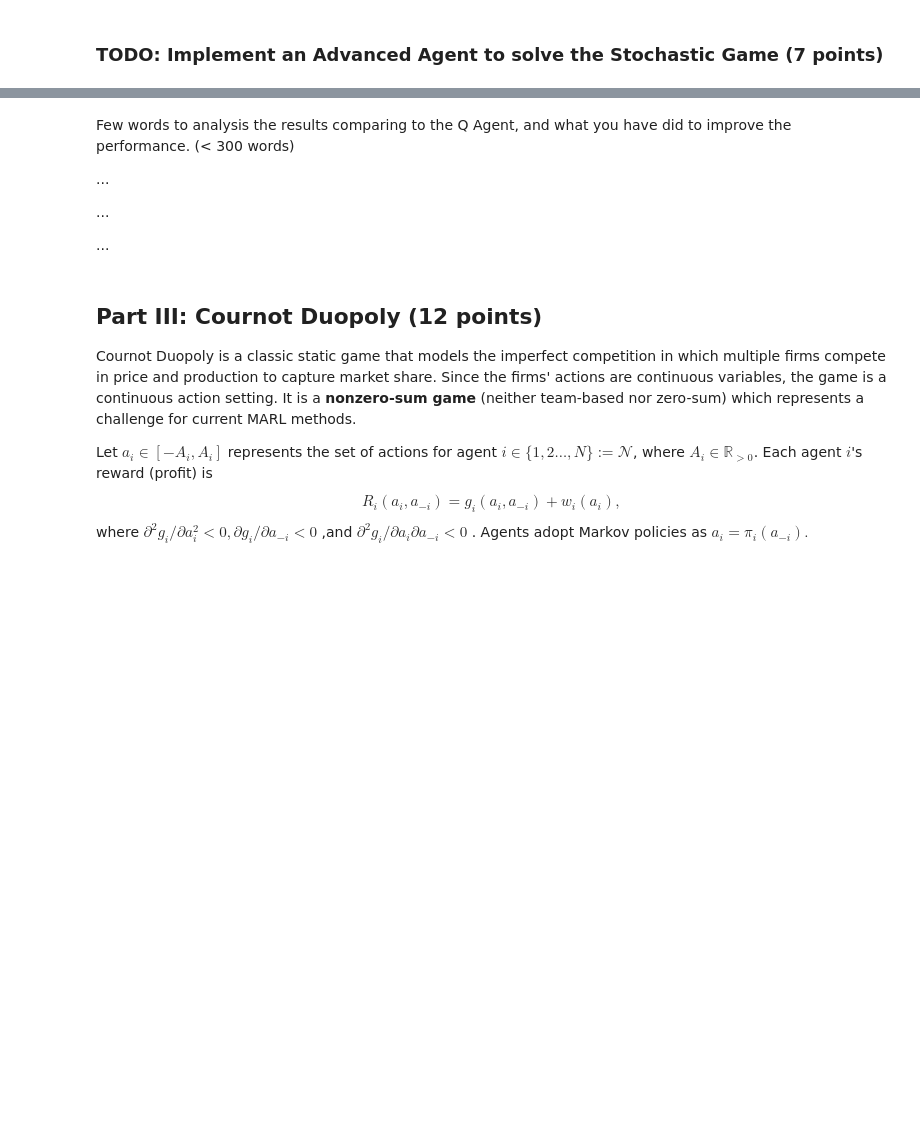
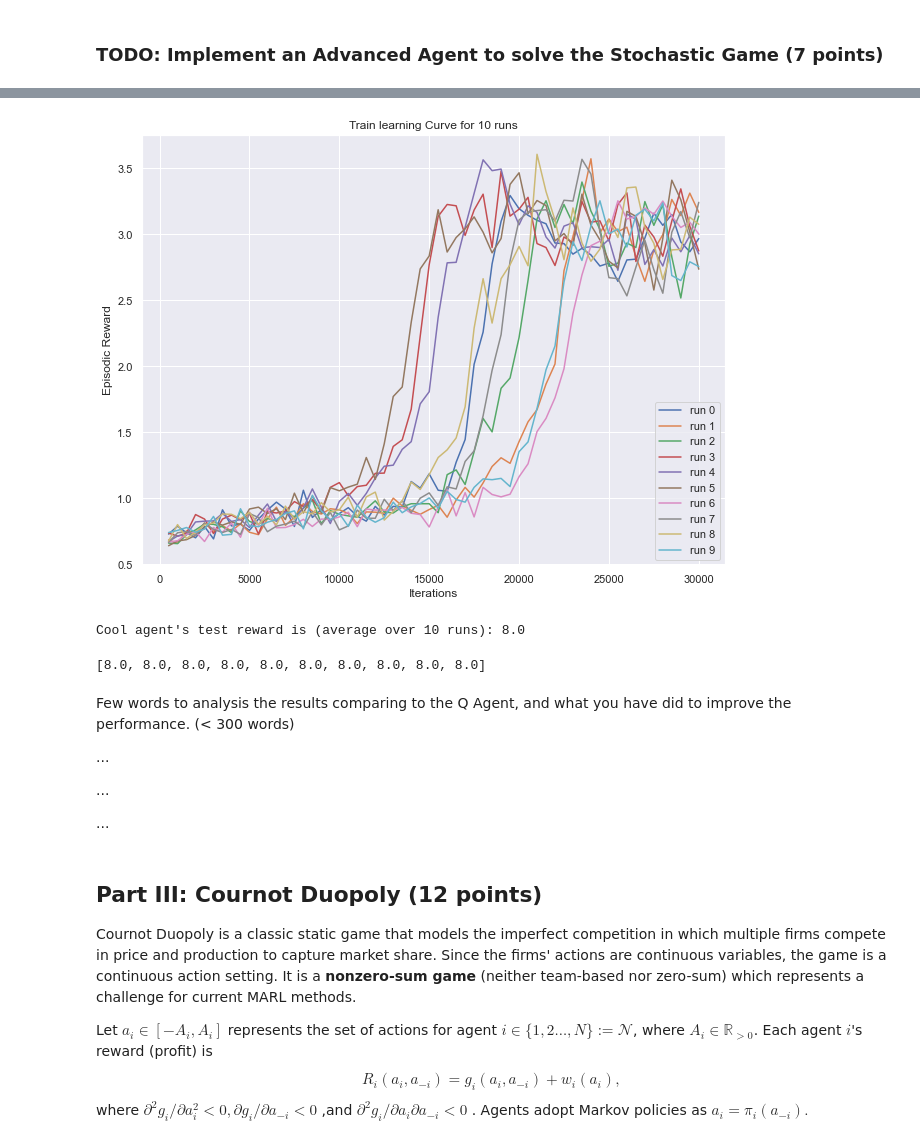
Before and after one commit to william-davies/comp0124-cw1, a Jupyter notebook: william_davies_17012606.ipynb, the cells around one changed output, grey strips where cells are left out. Cells and saved outputs as stored; diff of their text form; code cells hidden in the pictures; blank space fills up the shorter version.

Commit message:
Succesfully implement payoff=8 CoolAgent

```diff
--- a/william_davies_17012606.ipynb
+++ b/william_davies_17012606.ipynb
@@ -747,20 +728,0 @@ Points will be given based on the performance of your algorithm, e.g., if the te
-# %%
-# You can write any code to implement your CoolAgent, please ouput
-# action via the act(observation, exploration) method
-class CoolAgent(BaseQAgent):
-    def __init__(self, **kwargs):
-        super().__init__('CoolAgent', **kwargs)
-
-    def done(self):
-        pass
-
-    def act(self, observation, exploration):
-        pass
-
-    @abstractmethod
-    def update(self, observation, action, reward, next_observation, done):
-        pass
-
-    @abstractmethod
-    def update_policy(self, observation, action):
-        pass
@@ -778,13 +795,14 @@ cool_log_episode_interval = 500
 train_cool_recorded_episodes_log = []
 train_cool_recorded_episode_reward_log = []
 test_cool_recorded_episode_reward_log = []
+temperature = 2
 
 for i in range(runs):
     ##################################### INITIALISATION ####################################
     agents = []
     env = StochasticGame()
     for i in range(agent_num):
-        agent = CoolAgent(action_num=action_num)
+        agent = CoolAgent(action_num=action_num, temperature=temperature)
         agents.append(agent)
 
     ####################################### TRAINING #######################################
@@ -827,3 +849,27 @@ print(f'Cool agent\'s test reward is (average over {runs} runs):', np.mean(test_
+# %%
+####################################### TRAINING #######################################
+# different episodes returned every time so each learning curve shown separately
+fig = plt.figure(figsize=(9, 7))
+ax = fig.add_subplot(111)
+
+for i in range(runs):
+    ax.plot(train_cool_recorded_episodes_log[i], train_cool_recorded_episode_reward_log[i], label=f'run {i}')
+ax.set_title(f"Train learning Curve for {runs} runs")
+ax.set_ylabel("Episodic Reward")
+ax.set_xlabel("Iterations")
+ax.legend(loc="lower right")
+plt.tight_layout()
+plt.show()
+
+####################################### TESTING #######################################
+print(f'Cool agent\'s test reward is (average over {runs} runs):', np.mean(test_cool_recorded_episode_reward_log))
+# %% [output]
+[figure, added]
+Cool agent's test reward is (average over 10 runs): 8.0
+# %%
+test_cool_recorded_episode_reward_log
+# %% [output]
+[8.0, 8.0, 8.0, 8.0, 8.0, 8.0, 8.0, 8.0, 8.0, 8.0]
 # %% [markdown]
 Few words to analysis the results comparing to the Q Agent, and what you have did to improve the performance. (< 300 words)
 
```
Also changed, not shown: parts of 8 cells of this notebook, 1 other file.
